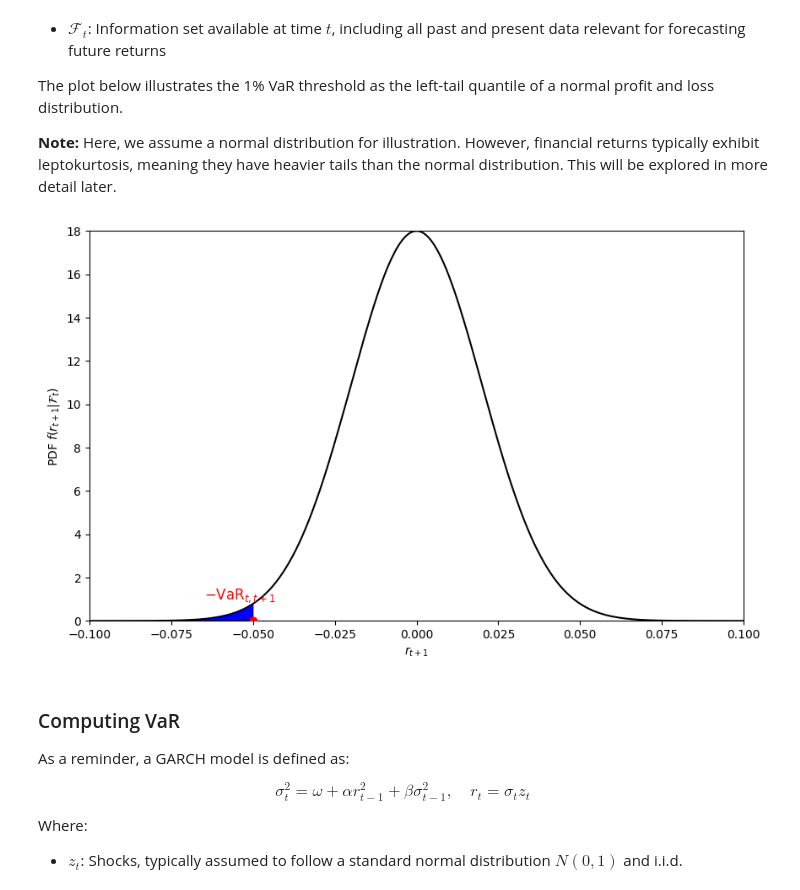
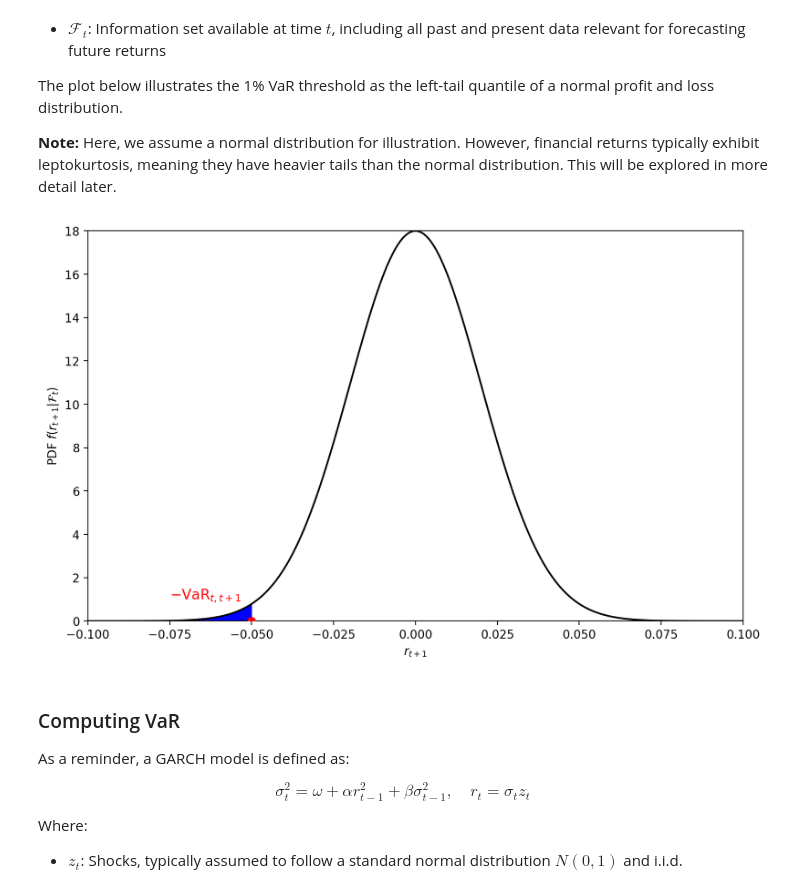
Before and after one commit to Alessandro-Dodon/garch, a Jupyter notebook: VaR.ipynb, the cells around one changed output. Drawn from its saved outputs; the diff is of its cells as text; code cells hidden in the pictures.

```diff
--- a/VaR.ipynb
+++ b/VaR.ipynb
@@ -68,35 +68,35 @@ sigma = 0.02  # Standard deviation
 
 # Generate x values for normal distribution
 x = np.linspace(-0.1, 0.1, 1000)
 pdf = norm.pdf(x, mu, sigma)
 
 # Scale the PDF
 pdf = pdf * (18 / max(pdf))
 
 # Define 1% VaR threshold
 VaR_1pct = -0.05
 
 # Plot the normal distribution
 plt.figure(figsize=(10,6))
 plt.plot(x, pdf, color="black")
 
 # Fill the left-tail region for VaR
 plt.fill_between(x, pdf, where=(x <= VaR_1pct), color="blue")
 
 # Pinpoint the exact VaR level with a red marker on the x-axis
 plt.scatter([VaR_1pct], [0], color="red", zorder=3)
-plt.text(VaR_1pct - 0.015, 1, r"$-\mathrm{VaR}_{t,t+1}$", fontsize=12, color="red")
+plt.text(VaR_1pct - 0.025, 1, r"$-\mathrm{VaR}_{t,t+1}$", fontsize=12, color="red")
 
 # Labels
 plt.xlabel(r"$r_{t+1}$")
 plt.ylabel(r"PDF $f(r_{t+1} | \mathcal{F}_t)$")
 
 plt.ylim(0, 18)
 plt.xlim(-0.1, 0.1)
 
 plt.show()
 # %% [output]
-[figure, old version]
+[figure, new version]
 # %% [markdown]
 ### Computing VaR
 
```
Also changed, not shown: parts of 4 cells of this notebook, 2 other files.
